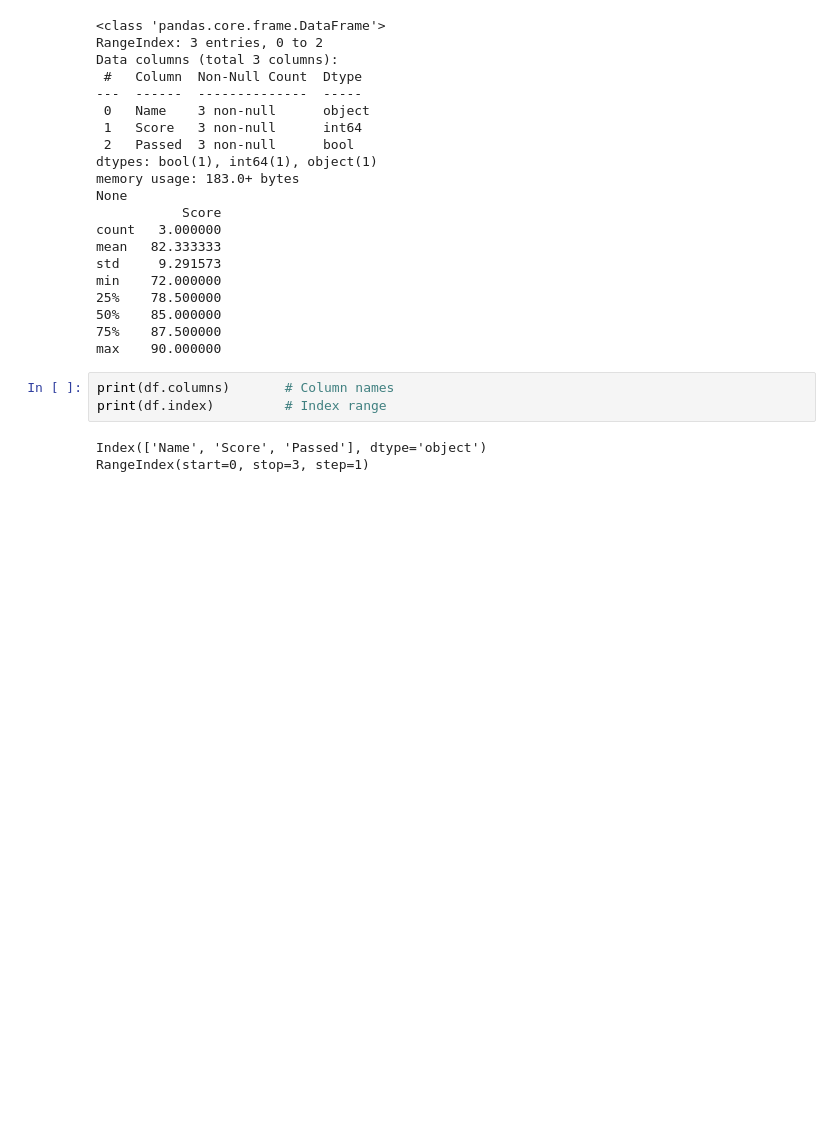
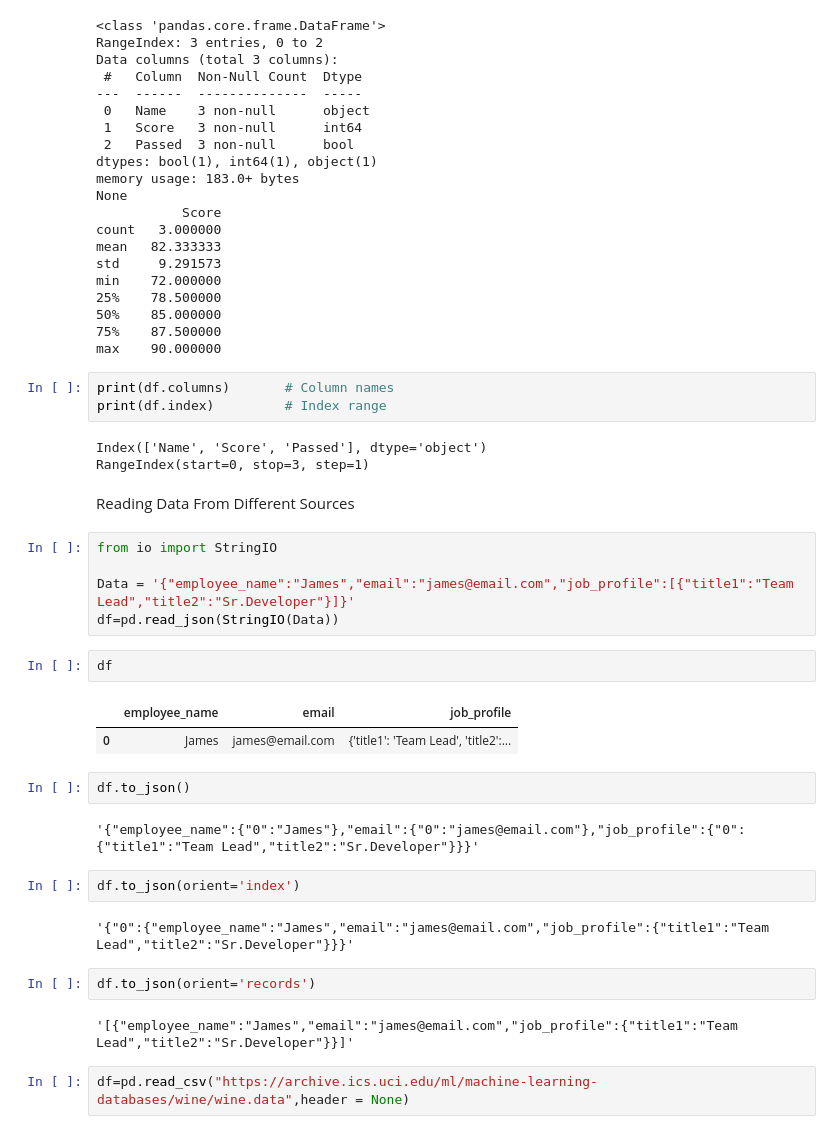
Before and after one commit to fahim-506/Data_Analysis, a Jupyter notebook: Pandas/pandas.ipynb, the cells around one changed output. Cells and saved outputs as stored; diff of their text form; blank space fills up the shorter version.

```diff
--- a/Pandas/pandas.ipynb
+++ b/Pandas/pandas.ipynb
@@ -324,3 +324,29 @@ print(df.index)         # Index range
 # %% [output]
 Index(['Name', 'Score', 'Passed'], dtype='object')
 RangeIndex(start=0, stop=3, step=1)
+# %% [markdown]
+Reading Data From Different Sources
+# %%
+from io import StringIO
+
+Data = '{"employee_name":"James","email":"james@email.com","job_profile":[{"title1":"Team Lead","title2":"Sr.Developer"}]}'
+df=pd.read_json(StringIO(Data))
+# %%
+df
+# %% [output]
+|  | employee_name | email | job_profile |
+| 0 | James | james@email.com | {'title1': 'Team Lead', 'title2':... |
+# %%
+df.to_json()
+# %% [output]
+'{"employee_name":{"0":"James"},"email":{"0":"james@email.com"},"job_profile":{"0":{"title1":"Team Lead","title2":"Sr.Developer"}}}'
+# %%
+df.to_json(orient='index')
+# %% [output]
+'{"0":{"employee_name":"James","email":"james@email.com","job_profile":{"title1":"Team Lead","title2":"Sr.Developer"}}}'
+# %%
+df.to_json(orient='records')
+# %% [output]
+'[{"employee_name":"James","email":"james@email.com","job_profile":{"title1":"Team Lead","title2":"Sr.Developer"}}]'
+# %%
+df=pd.read_csv("https://archive.ics.uci.edu/ml/machine-learning-databases/wine/wine.data",header = None)
```
Also changed, not shown: parts of 4 cells of this notebook, 2 other files.
